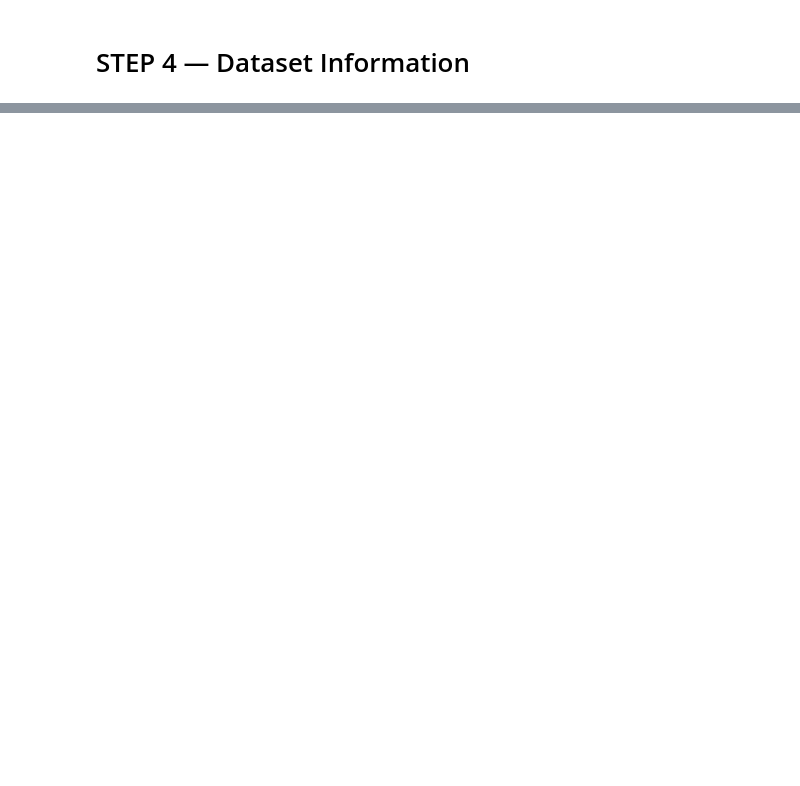
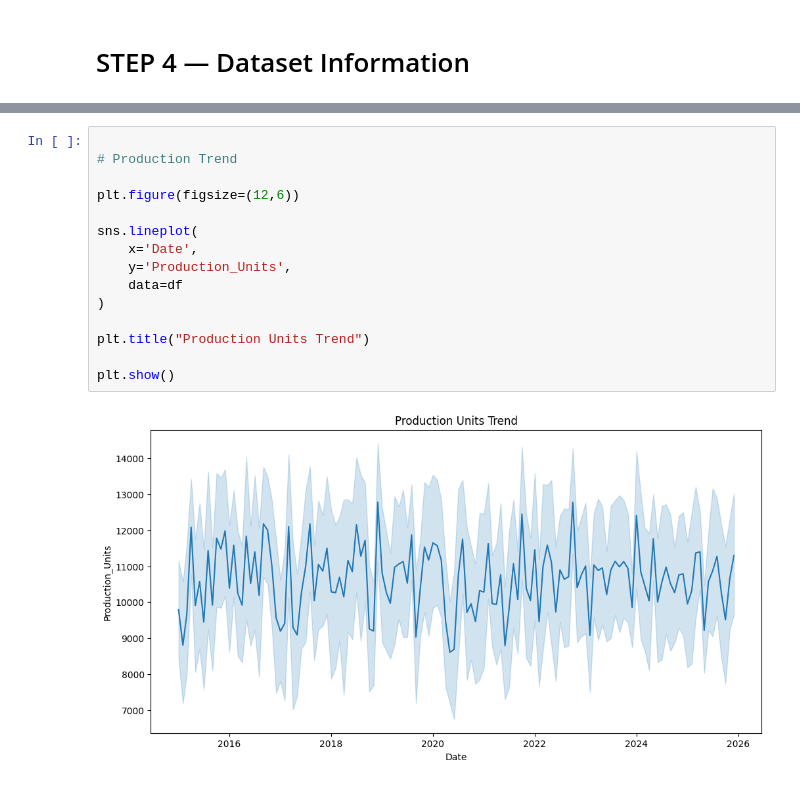
Before and after one commit to shivaanshh/Celebal_Technologies, a Jupyter notebook: Week2/week2_ShivaanshKaushik.ipynb, the cells around one changed output, grey strips where cells are left out. Drawn from its saved outputs; the diff is of its cells as text; blank space fills up the shorter version.

```diff
--- a/Week2/week2_ShivaanshKaushik.ipynb
+++ b/Week2/week2_ShivaanshKaushik.ipynb
@@ -643,0 +247,17 @@ This project demonstrates the practical application of Machine Learning in:
+# %%
+
+# Production Trend
+
+plt.figure(figsize=(12,6))
+
+sns.lineplot(
+    x='Date',
+    y='Production_Units',
+    data=df
+)
+
+plt.title("Production Units Trend")
+
+plt.show()
+# %% [output]
+[figure, added]
```
Also changed, not shown: parts of 73 cells of this notebook.
